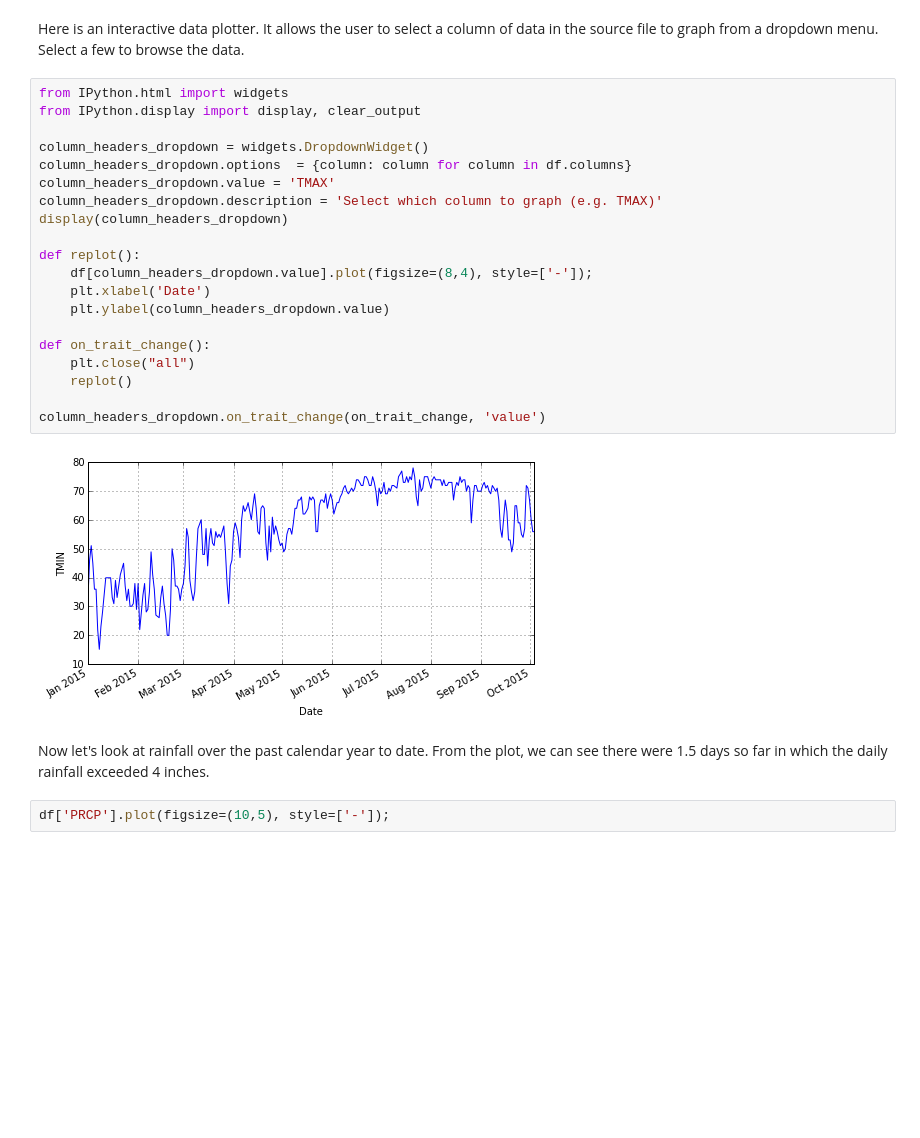
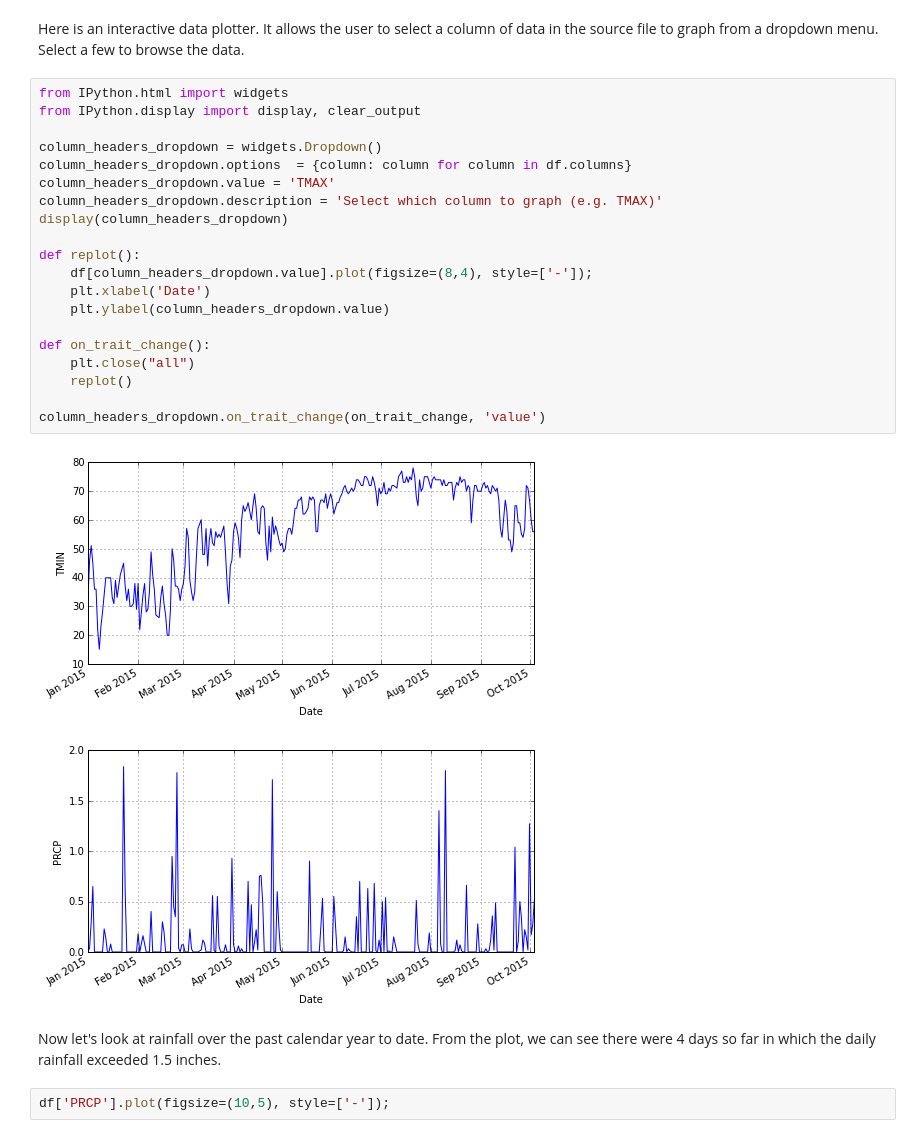
Before and after one commit to mosborne9912/Project2Notebooks, a Jupyter notebook: ClimateData.ipynb, the cells around one changed output. Cells and saved outputs as stored; diff of their text form; blank space fills up the shorter version.

```diff
--- a/ClimateData.ipynb
+++ b/ClimateData.ipynb
@@ -94,27 +107,28 @@ Here is an interactive data plotter.  It allows the user to select a column of d
 # %%
 from IPython.html import widgets
 from IPython.display import display, clear_output
 
-column_headers_dropdown = widgets.DropdownWidget()
+column_headers_dropdown = widgets.Dropdown()
 column_headers_dropdown.options  = {column: column for column in df.columns}
 column_headers_dropdown.value = 'TMAX'
 column_headers_dropdown.description = 'Select which column to graph (e.g. TMAX)'
 display(column_headers_dropdown)
 
 def replot():
     df[column_headers_dropdown.value].plot(figsize=(8,4), style=['-']);
     plt.xlabel('Date')
     plt.ylabel(column_headers_dropdown.value)
 
 def on_trait_change():
     plt.close("all")
     replot()
 
 column_headers_dropdown.on_trait_change(on_trait_change, 'value')
 # %% [output]
 [figure]
+[figure, added]
 # %% [markdown]
-Now let's look at rainfall over the past calendar year to date.  From the plot, we can see there were 1.5 days so far in which the daily rainfall exceeded 4 inches.
+Now let's look at rainfall over the past calendar year to date.  From the plot, we can see there were 4 days so far in which the daily rainfall exceeded 1.5 inches.
 # %%
 df['PRCP'].plot(figsize=(10,5), style=['-']);
 # %% [output]
```
Also changed, not shown: parts of 14 cells of this notebook, 1 other file.
